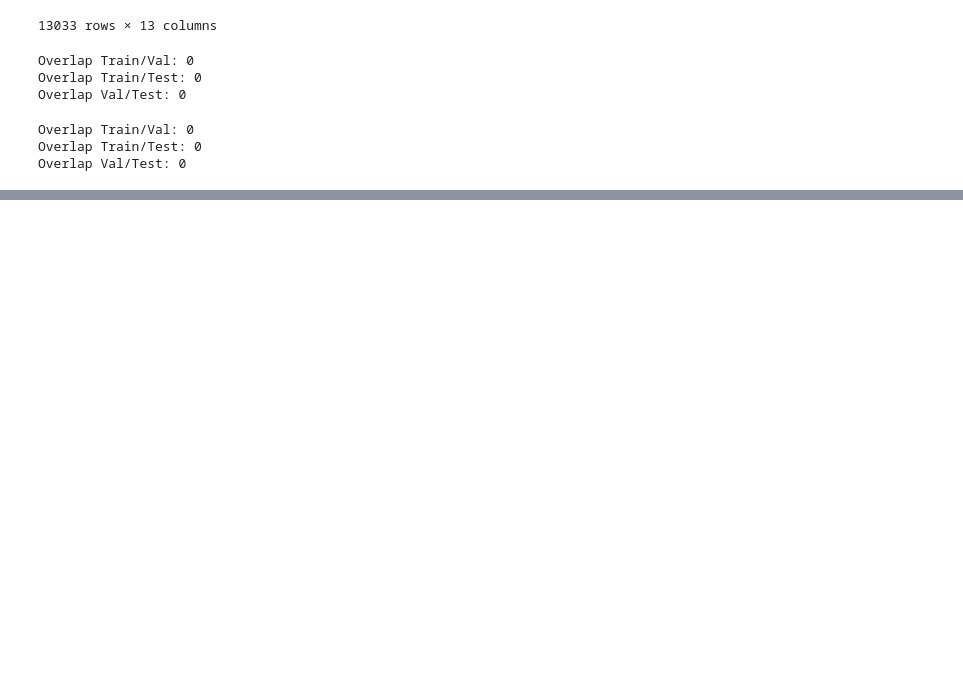
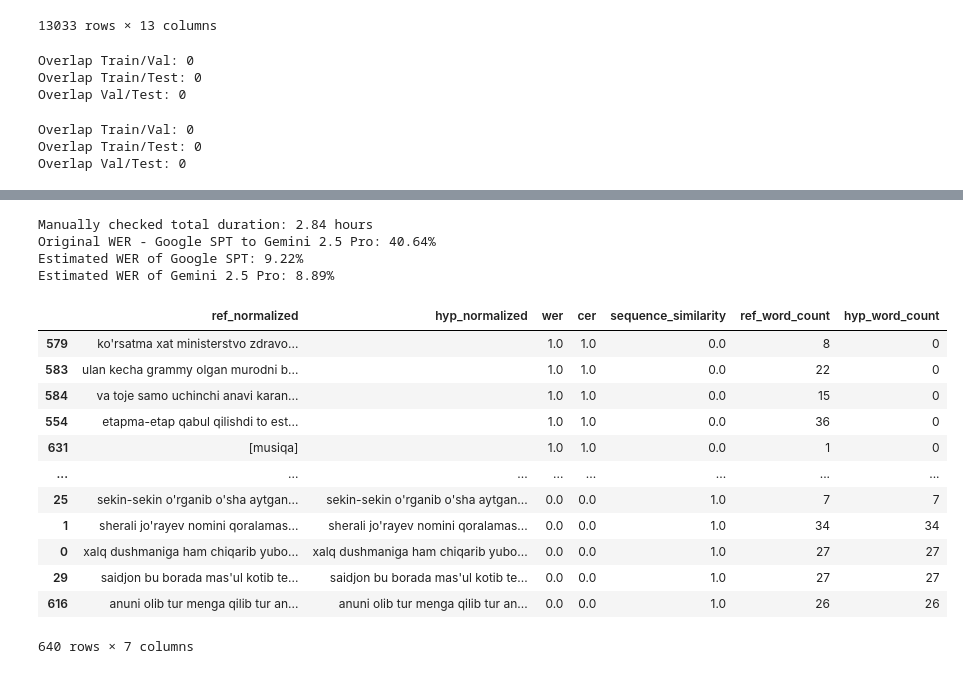
Before and after one commit to HaidarChaito/uzbek-automatic-speech-recognition, a Jupyter notebook: notebooks/2_news_dataset_preparation.ipynb, the cells around one changed output, grey strips where cells are left out. Drawn from its saved outputs; the diff is of its cells as text; code cells hidden in the pictures; blank space fills up the shorter version.

```diff
--- a/notebooks/2_news_dataset_preparation.ipynb
+++ b/notebooks/2_news_dataset_preparation.ipynb
@@ -1689,0 +1938,43 @@ Overlap Val/Test: 0
+# %%
+google_spt_metrics = all_checked.apply(
+    lambda row: similarity_metrics.calculate(
+        reference=row["sentence_checked"],
+        hypothesis=row["text_spt"],  # Google SPT generated text
+    ),
+    axis=1
+)
+google_spt_metrics = pd.DataFrame(google_spt_metrics.tolist(), all_checked.index)
+
+gemini_metrics = all_checked.apply(
+    lambda row: similarity_metrics.calculate(
+        reference=row["sentence_checked"],
+        hypothesis=row["text_original"],  # Gemini 2.5 Pro generated text
+    ),
+    axis=1
+)
+gemini_metrics = pd.DataFrame(gemini_metrics.tolist(), all_checked.index)
+
+print(f"Manually checked total duration: {all_checked["duration"].sum() / 3600:.2f} hours")
+print(f"Original WER - Google SPT to Gemini 2.5 Pro: {all_checked["wer"].mean() * 100:.2f}%")
+print(f"Estimated WER of Google SPT: {google_spt_metrics["wer"].mean() * 100:.2f}%")
+print(f"Estimated WER of Gemini 2.5 Pro: {gemini_metrics["wer"].mean() * 100:.2f}%")
+
+google_spt_metrics.sort_values("wer", ascending=False)
+# %% [output]
+Manually checked total duration: 2.84 hours
+Original WER - Google SPT to Gemini 2.5 Pro: 40.64%
+Estimated WER of Google SPT: 9.22%
+Estimated WER of Gemini 2.5 Pro: 8.89%
+|  | ref_normalized | hyp_normalized | wer | cer | sequence_similarity | ref_word_count | hyp_word_count |
+| 579 | ko'rsatma xat ministerstvo zdravo... |  | 1.0 | 1.0 | 0.0 | 8 | 0 |
+| 583 | ulan kecha grammy olgan murodni b... |  | 1.0 | 1.0 | 0.0 | 22 | 0 |
+| 584 | va toje samo uchinchi anavi karan... |  | 1.0 | 1.0 | 0.0 | 15 | 0 |
+| 554 | etapma-etap qabul qilishdi to est... |  | 1.0 | 1.0 | 0.0 | 36 | 0 |
+| 631 | [musiqa] |  | 1.0 | 1.0 | 0.0 | 1 | 0 |
+| ... | ... | ... | ... | ... | ... | ... | ... |
+| 25 | sekin-sekin o'rganib o'sha aytgan... | sekin-sekin o'rganib o'sha aytgan... | 0.0 | 0.0 | 1.0 | 7 | 7 |
+| 1 | sherali jo'rayev nomini qoralamas... | sherali jo'rayev nomini qoralamas... | 0.0 | 0.0 | 1.0 | 34 | 34 |
+| 0 | xalq dushmaniga ham chiqarib yubo... | xalq dushmaniga ham chiqarib yubo... | 0.0 | 0.0 | 1.0 | 27 | 27 |
+| 29 | saidjon bu borada mas'ul kotib te... | saidjon bu borada mas'ul kotib te... | 0.0 | 0.0 | 1.0 | 27 | 27 |
+| 616 | anuni olib tur menga qilib tur an... | anuni olib tur menga qilib tur an... | 0.0 | 0.0 | 1.0 | 26 | 26 |
+640 rows × 7 columns
```
Also changed, not shown: parts of 5 cells of this notebook.
